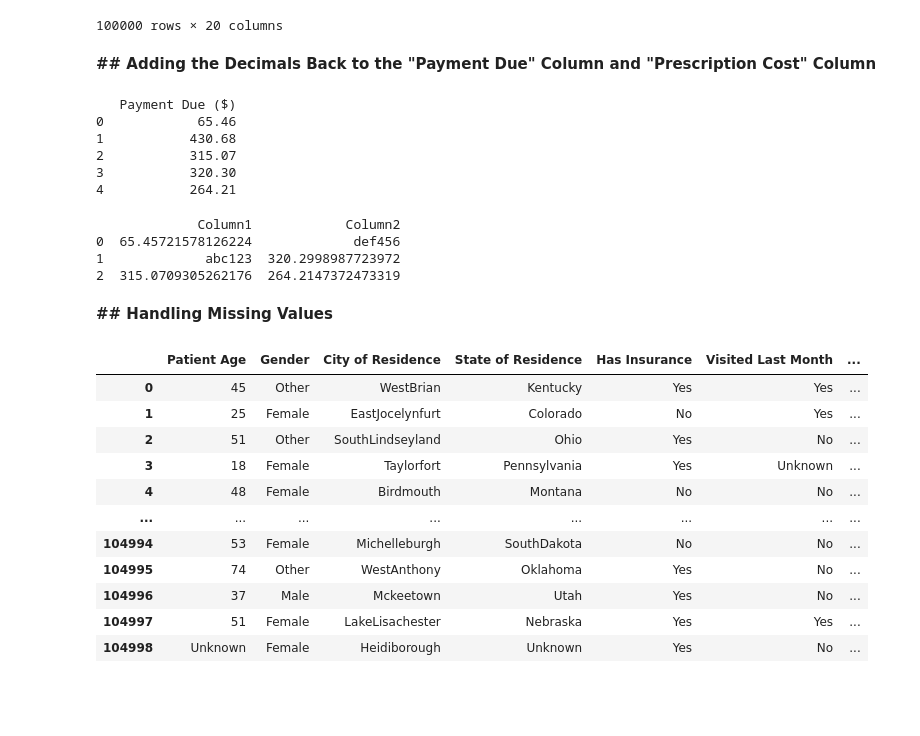
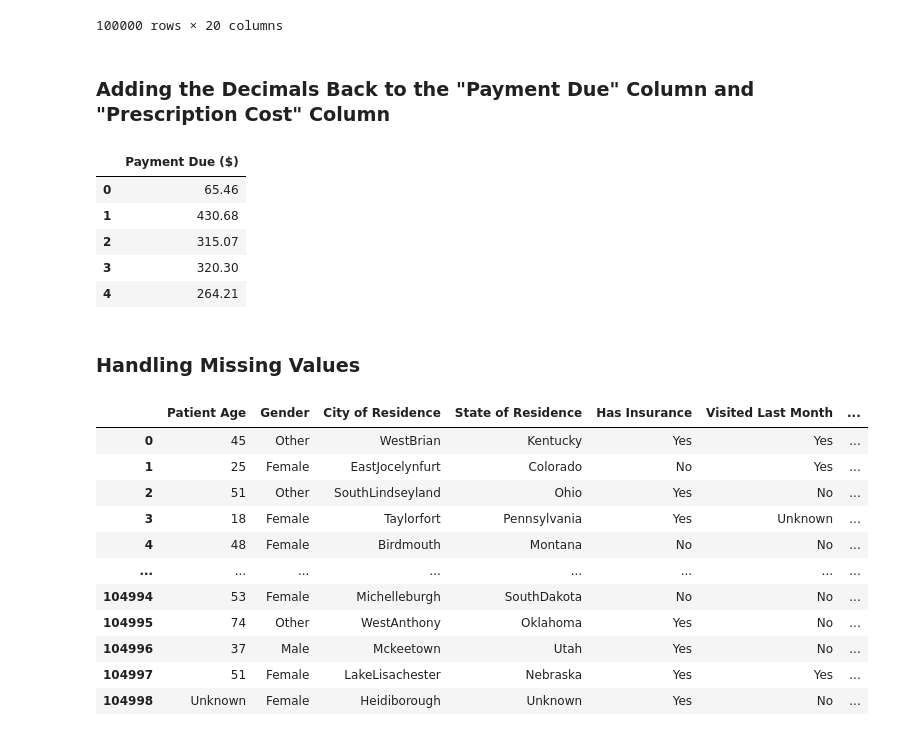
Before and after one commit to Alyssasorensen/datasci_2_manipulation, a Jupyter notebook: HHA507Week2Assignment.ipynb, the cells around one changed output. Saved outputs shown, nothing was run; the diff lists cells and outputs as text; code cells hidden in the pictures; blank space fills up the shorter version.

```diff
--- a/HHA507Week2Assignment.ipynb
+++ b/HHA507Week2Assignment.ipynb
@@ -81,61 +103,35 @@ healthcare_data_cleaning
 | 104998 | missing | Female | Heidiborough | missing | Yes | No | ... |
 100000 rows × 20 columns
 # %% [markdown]
-**## Adding the Decimals Back to the "Payment Due" Column and "Prescription Cost" Column**
+### Adding the Decimals Back to the "Payment Due" Column and "Prescription Cost" Column
 # %%
 import pandas as pd
 
 # Sample DataFrame with cleaned money amounts (without decimals)
 data = {'Payment Due ($)': [65.45721578126224, 430.68365678679174, 315.0709305262176, 320.2998987723972, 264.2147372473319]}
-healthcare_data_cleaning = pd.DataFrame(data)
+df = pd.DataFrame(data)
 
 # Number of decimal places to round
 decimal_places = 2
 
 # Function to round numbers to the specified decimal places
 def round_to_decimal_places(value, decimal_places):
     return round(value, decimal_places)
 
 # Apply the rounding function to the 'Amount' column
-healthcare_data_cleaning['Payment Due ($)'] = healthcare_data_cleaning['Payment Due ($)'].apply(lambda x: round_to_decimal_places(x, decimal_places))
+df['Payment Due ($)'] = df['Payment Due ($)'].apply(lambda x: round_to_decimal_places(x, decimal_places))
 
 # Display the corrected DataFrame
-print(healthcare_data_cleaning)
+df
 # %% [output]
-   Payment Due ($)
-0            65.46
-1           430.68
-2           315.07
-3           320.30
-4           264.21
+|  | Payment Due ($) |
+| 0 | 65.46 |
+| 1 | 430.68 |
+| 2 | 315.07 |
+| 3 | 320.30 |
+| 4 | 264.21 |
-# %%
-import pandas as pd
-import re
-
-# Sample DataFrame with columns containing various data types
-data = {'Column1': [65.45721578126224, 'abc 123', 315.0709305262176],
-        'Column2': ['def 456', 320.2998987723972, 264.2147372473319]}
-healthcare_data_cleaning = pd.DataFrame(data)
-
-def clean_value(value):
-    if isinstance(value, (str, bytes)):
-        cleaned_value = re.sub(r'\s+|[^a-zA-Z0-9]', '', str(value))
-        return cleaned_value
-    else:
-        return str(value)
-
-# Apply the clean_value function to all columns
-for column in healthcare_data_cleaning.columns:
-    healthcare_data_cleaning[column] = healthcare_data_cleaning[column].apply(clean_value)
-
-print(healthcare_data_cleaning)
-# %% [output]
-             Column1            Column2
-0  65.45721578126224             def456
-1             abc123  320.2998987723972
-2  315.0709305262176  264.2147372473319
 # %% [markdown]
-**## Handling Missing Values**
+### Handling Missing Values
 # %%
 healthcare_data_cleaning = healthcare_data_cleaning.replace('missing','Unknown')
 healthcare_data_cleaning
```
Also changed, not shown: parts of 15 cells of this notebook.
